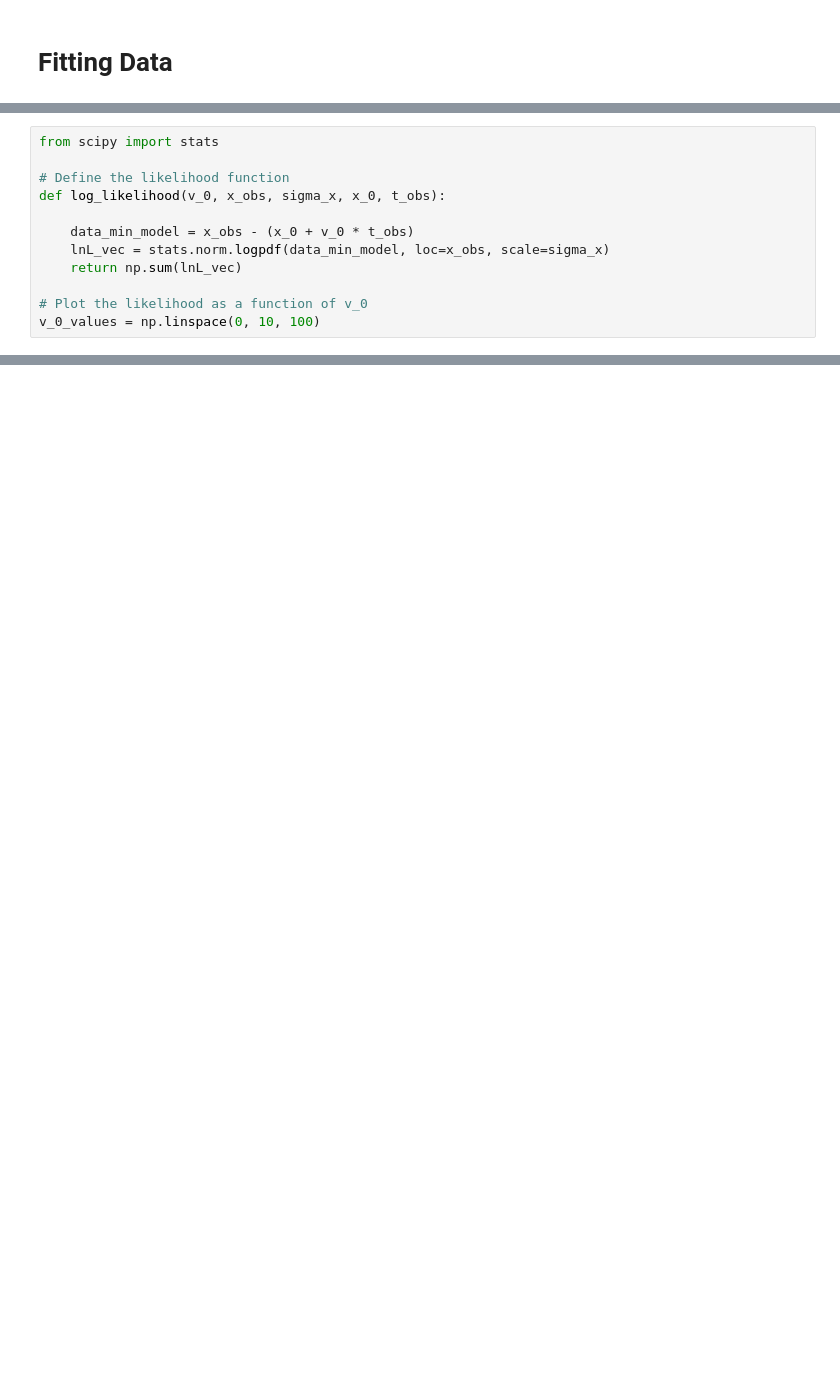
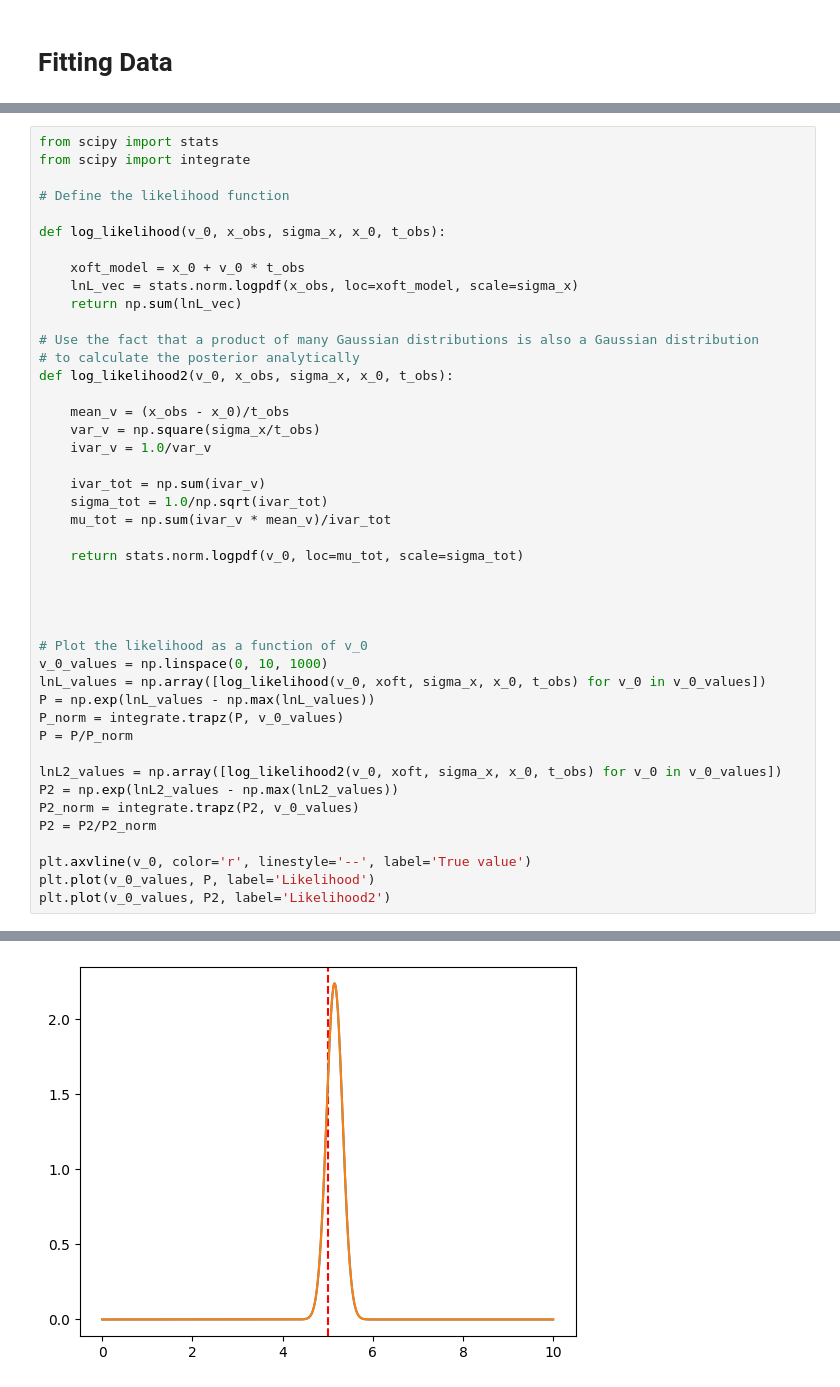
Before and after one commit to enigma-igm/Phys29, a Jupyter notebook: Phys29/lectures/Week9/04_fitting_data.ipynb, the cells around one changed output, grey strips where cells are left out. Saved outputs shown, nothing was run; the diff lists cells and outputs as text; blank space fills up the shorter version.

```diff
--- a/Phys29/lectures/Week9/04_fitting_data.ipynb
+++ b/Phys29/lectures/Week9/04_fitting_data.ipynb
@@ -29,12 +196,45 @@ plt.plot(t_obs, xoft_true, 'k--')
-# %%
-from scipy import stats
-
-# Define the likelihood function
-def log_likelihood(v_0, x_obs, sigma_x, x_0, t_obs):
-
-    data_min_model = x_obs - (x_0 + v_0 * t_obs)
-    lnL_vec = stats.norm.logpdf(data_min_model, loc=x_obs, scale=sigma_x)
-    return np.sum(lnL_vec)
-
-# Plot the likelihood as a function of v_0
-v_0_values = np.linspace(0, 10, 100)
+# %%
+from scipy import stats
+from scipy import integrate
+
+# Define the likelihood function
+
+def log_likelihood(v_0, x_obs, sigma_x, x_0, t_obs):
+
+    xoft_model = x_0 + v_0 * t_obs
+    lnL_vec = stats.norm.logpdf(x_obs, loc=xoft_model, scale=sigma_x)
+    return np.sum(lnL_vec)
+
+# Use the fact that a product of many Gaussian distributions is also a Gaussian distribution
+# to calculate the posterior analytically
+def log_likelihood2(v_0, x_obs, sigma_x, x_0, t_obs):
+
+    mean_v = (x_obs - x_0)/t_obs
+    var_v = np.square(sigma_x/t_obs)
+    ivar_v = 1.0/var_v
+
+    ivar_tot = np.sum(ivar_v)
+    sigma_tot = 1.0/np.sqrt(ivar_tot)
+    mu_tot = np.sum(ivar_v * mean_v)/ivar_tot
+
+    return stats.norm.logpdf(v_0, loc=mu_tot, scale=sigma_tot)
+
+
+
+
+# Plot the likelihood as a function of v_0
+v_0_values = np.linspace(0, 10, 1000)
+lnL_values = np.array([log_likelihood(v_0, xoft, sigma_x, x_0, t_obs) for v_0 in v_0_values])
+P = np.exp(lnL_values - np.max(lnL_values))
+P_norm = integrate.trapz(P, v_0_values)
+P = P/P_norm
+
+lnL2_values = np.array([log_likelihood2(v_0, xoft, sigma_x, x_0, t_obs) for v_0 in v_0_values])
+P2 = np.exp(lnL2_values - np.max(lnL2_values))
+P2_norm = integrate.trapz(P2, v_0_values)
+P2 = P2/P2_norm
+
+plt.axvline(v_0, color='r', linestyle='--', label='True value')
+plt.plot(v_0_values, P, label='Likelihood')
+plt.plot(v_0_values, P2, label='Likelihood2')
+# %% [output]
@@ -40,0 +242 @@ v_0_values = np.linspace(0, 10, 100)
+[figure, added]
```
Also changed, not shown: parts of 21 cells of this notebook.
